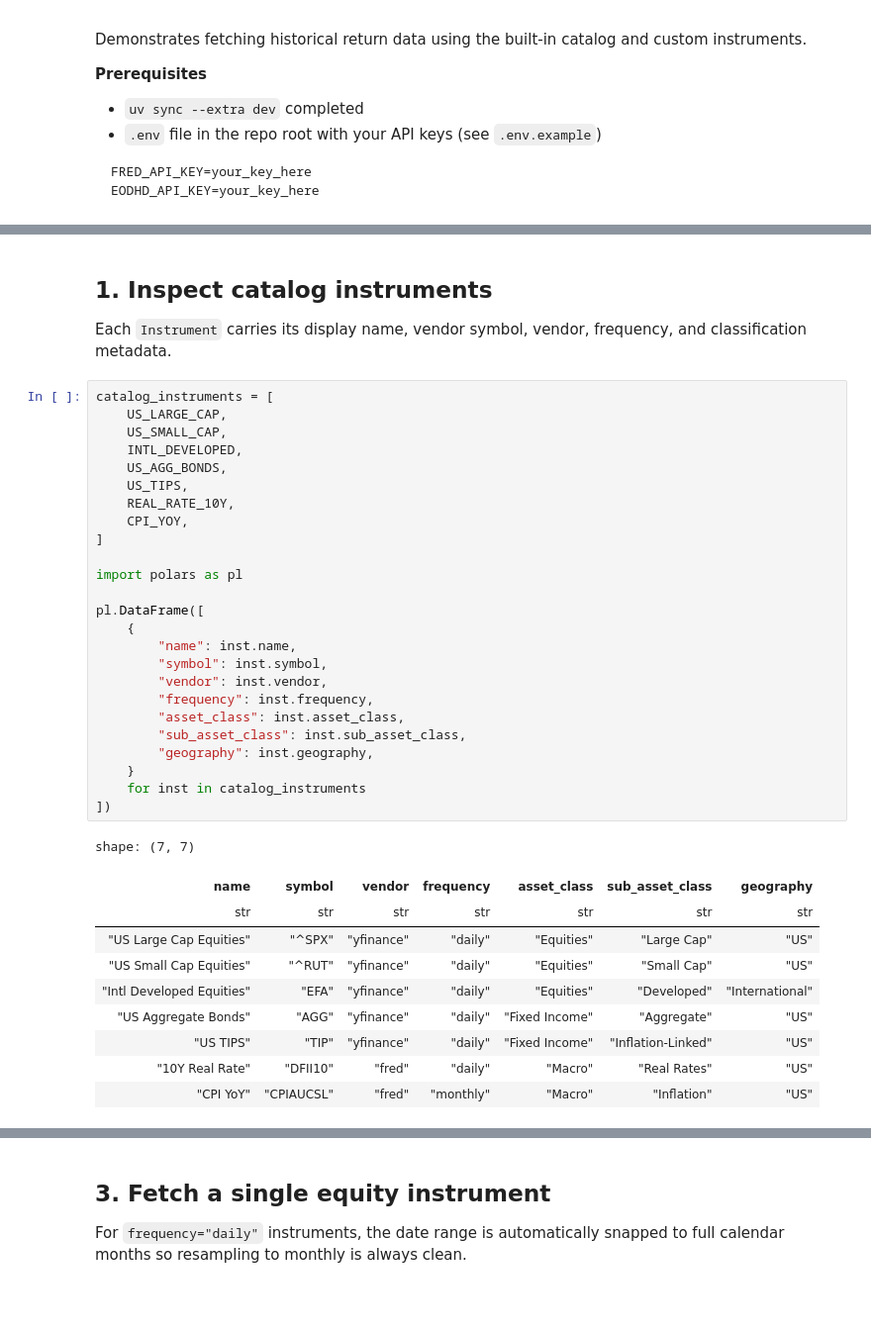
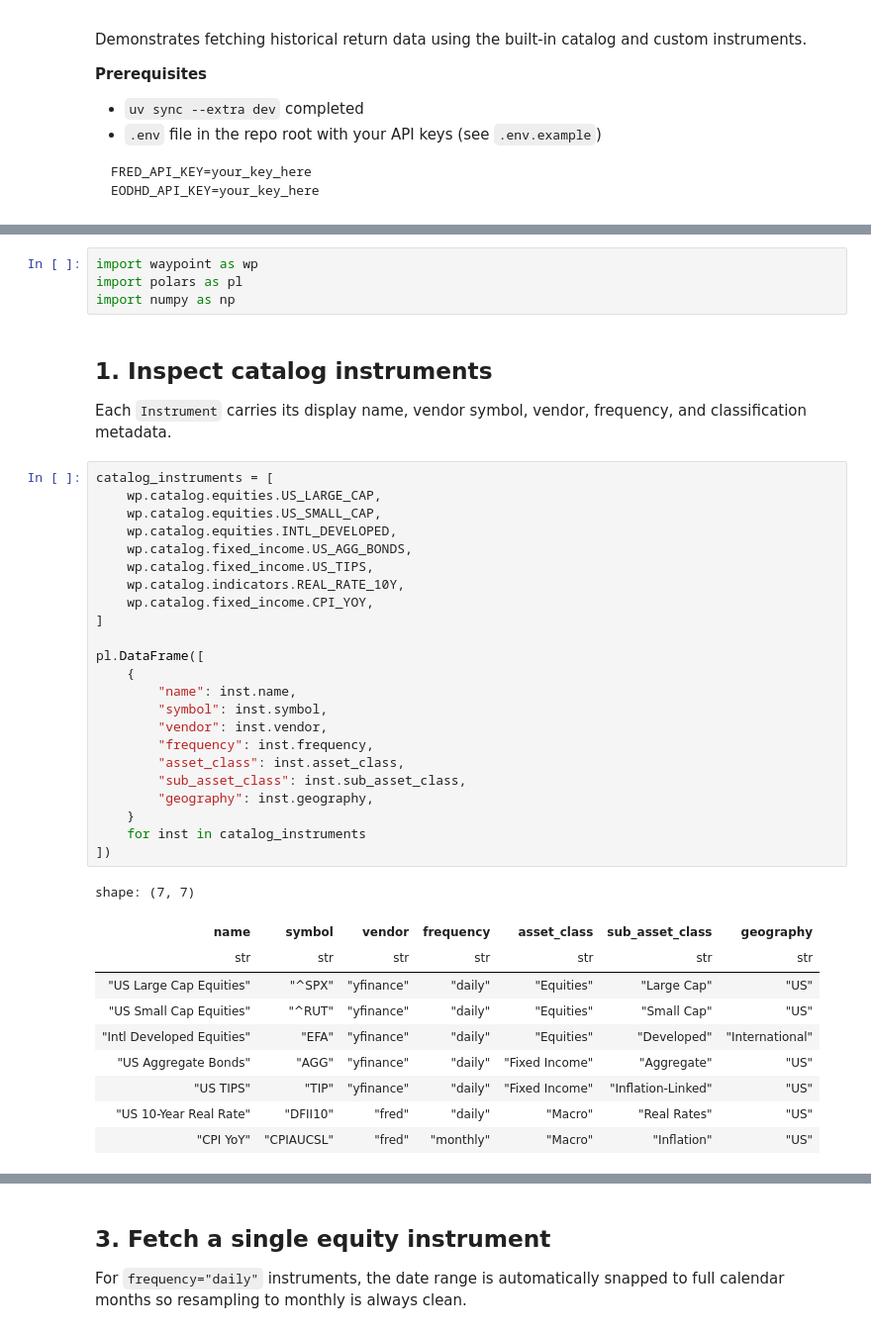
Before and after one commit to erevtsov/waypoint, a Jupyter notebook: notebooks/data_fetch_demo.ipynb, the cells around one changed output, grey strips where cells are left out. Shown at 99% size. Drawn from its saved outputs; the diff is of its cells as text; blank space fills up the shorter version.

Commit message:
refactor: split catalog into asset classes

```diff
--- a/notebooks/data_fetch_demo.ipynb
+++ b/notebooks/data_fetch_demo.ipynb
@@ -26,42 +14,44 @@ from waypoint.instruments import Instrument
+# %%
+import waypoint as wp
+import polars as pl
+import numpy as np
 # %% [markdown]
 ## 1. Inspect catalog instruments
 
 Each `Instrument` carries its display name, vendor symbol, vendor, frequency, and classification metadata.
 # %%
 catalog_instruments = [
-    US_LARGE_CAP,
-    US_SMALL_CAP,
-    INTL_DEVELOPED,
-    US_AGG_BONDS,
-    US_TIPS,
-    REAL_RATE_10Y,
-    CPI_YOY,
+    wp.catalog.equities.US_LARGE_CAP,
+    wp.catalog.equities.US_SMALL_CAP,
+    wp.catalog.equities.INTL_DEVELOPED,
+    wp.catalog.fixed_income.US_AGG_BONDS,
+    wp.catalog.fixed_income.US_TIPS,
+    wp.catalog.indicators.REAL_RATE_10Y,
+    wp.catalog.fixed_income.CPI_YOY,
 ]
-
-import polars as pl
 
 pl.DataFrame([
     {
         "name": inst.name,
         "symbol": inst.symbol,
         "vendor": inst.vendor,
         "frequency": inst.frequency,
         "asset_class": inst.asset_class,
         "sub_asset_class": inst.sub_asset_class,
         "geography": inst.geography,
     }
     for inst in catalog_instruments
 ])
 # %% [output]
 shape: (7, 7)
 | name | symbol | vendor | frequency | asset_class | sub_asset_class | geography |
 | str | str | str | str | str | str | str |
 | "US Large Cap Equities" | "^SPX" | "yfinance" | "daily" | "Equities" | "Large Cap" | "US" |
 | "US Small Cap Equities" | "^RUT" | "yfinance" | "daily" | "Equities" | "Small Cap" | "US" |
 | "Intl Developed Equities" | "EFA" | "yfinance" | "daily" | "Equities" | "Developed" | "International" |
 | "US Aggregate Bonds" | "AGG" | "yfinance" | "daily" | "Fixed Income" | "Aggregate" | "US" |
 | "US TIPS" | "TIP" | "yfinance" | "daily" | "Fixed Income" | "Inflation-Linked" | "US" |
-| "10Y Real Rate" | "DFII10" | "fred" | "daily" | "Macro" | "Real Rates" | "US" |
+| "US 10-Year Real Rate" | "DFII10" | "fred" | "daily" | "Macro" | "Real Rates" | "US" |
 | "CPI YoY" | "CPIAUCSL" | "fred" | "monthly" | "Macro" | "Inflation" | "US" |
 # %% [markdown]
 ## 2. Define a custom instrument
```
Also changed, not shown: parts of 8 cells of this notebook, 10 other files.
